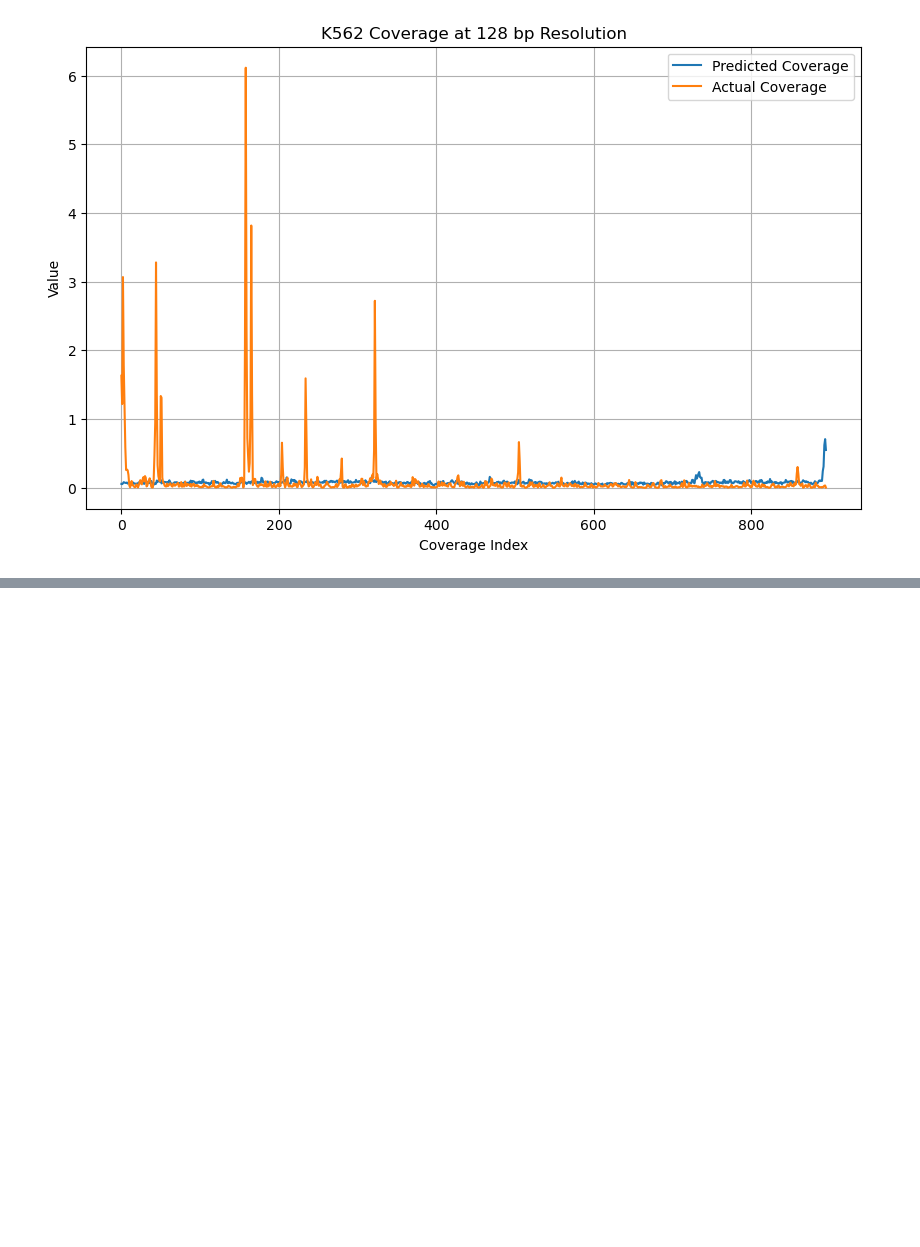
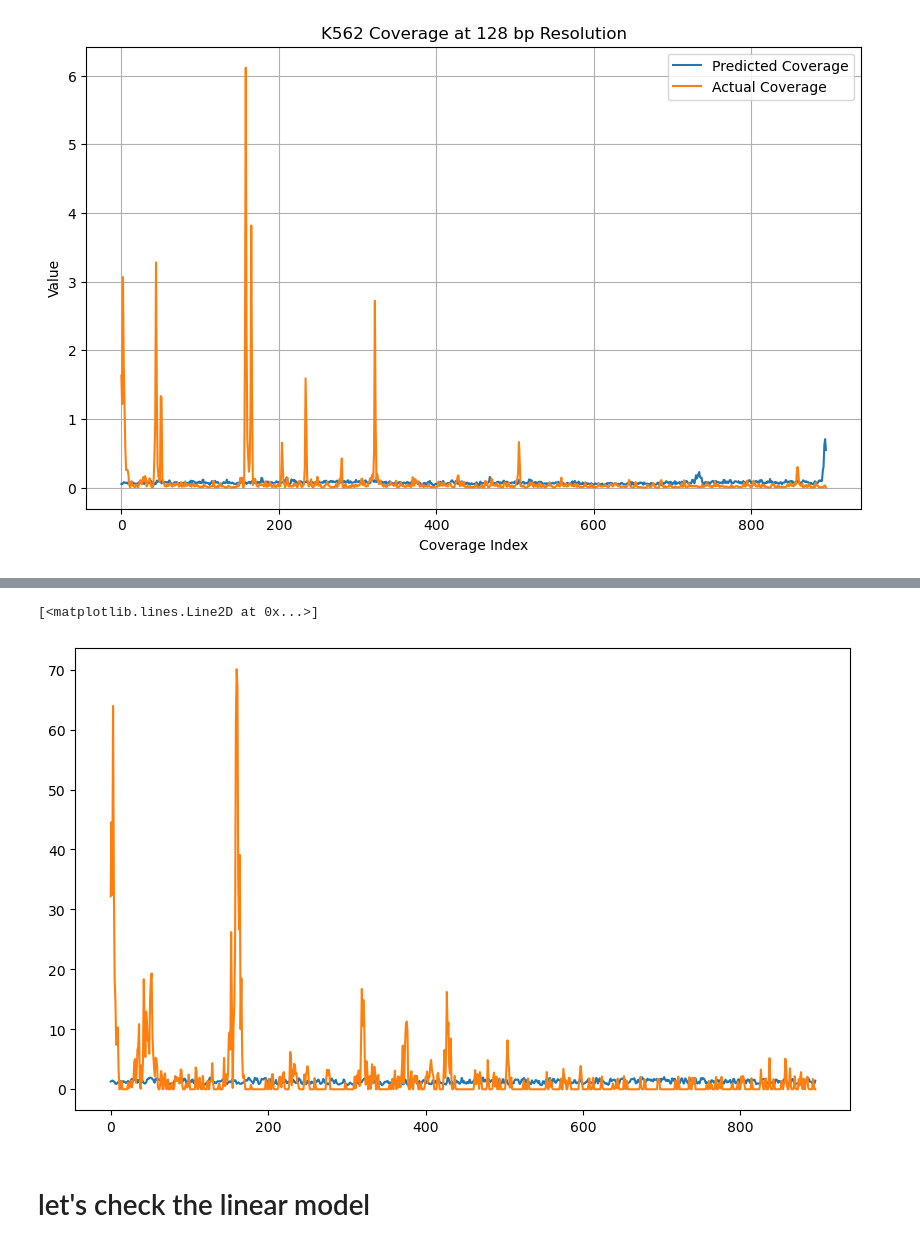
Before and after one commit to Sarthak-Ti/caduceus, a Jupyter notebook: code_test/evaluation_enformer.ipynb, the cells around one changed output, grey strips where cells are left out. Cells and saved outputs as stored; diff of their text form; code cells hidden in the pictures; blank space fills up the shorter version.

```diff
--- a/code_test/evaluation_enformer.ipynb
+++ b/code_test/evaluation_enformer.ipynb
@@ -171,0 +288,10 @@ torch.Size([1, 896, 4675])
+# %%
+plt.figure(figsize=(10, 6))
+plt.plot(np.exp(out2[:, 7]), label='Predicted Coverage')
+plt.plot(y[:, 7], label='Actual Coverage')
+#theyr'e just all like this...
+# %% [output]
+[<matplotlib.lines.Line2D at 0x...>]
+[figure, added]
+# %% [markdown]
+# let's check the linear model
```
Also changed, not shown: parts of 71 cells of this notebook, 1 other file.
